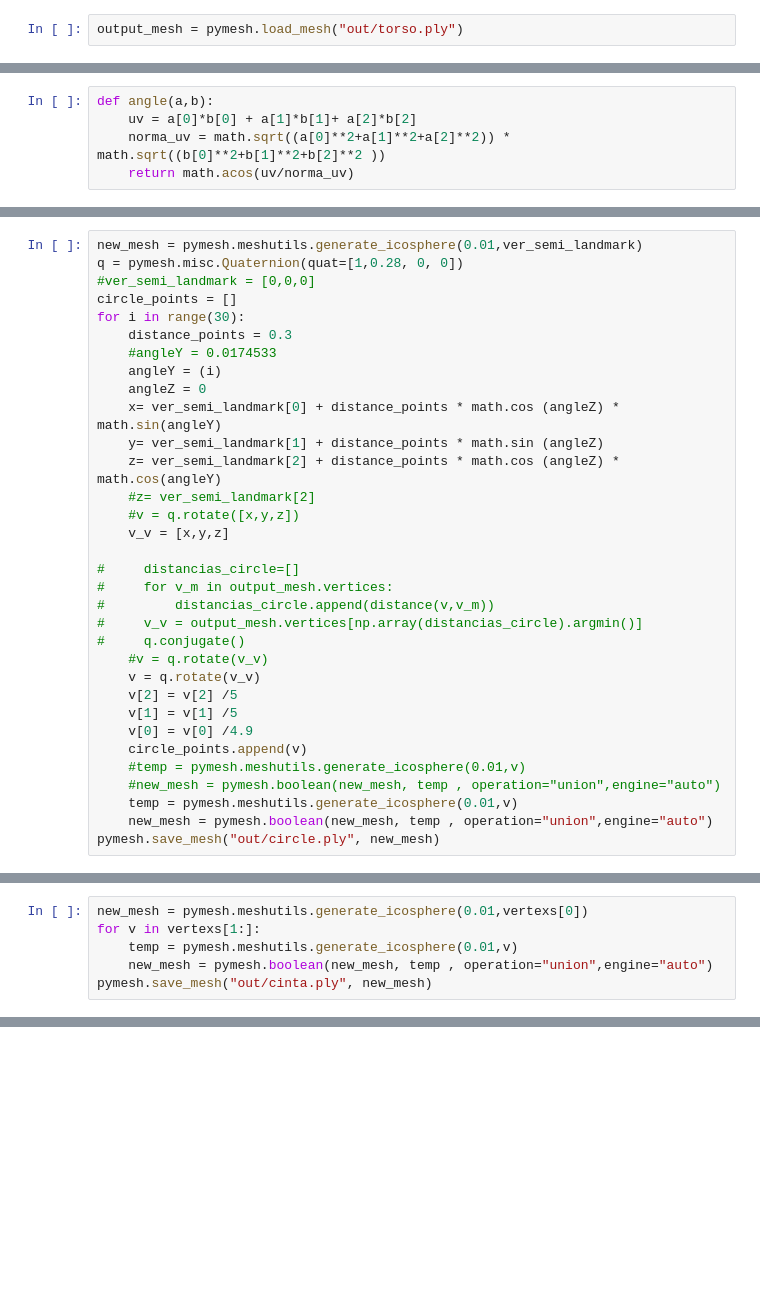
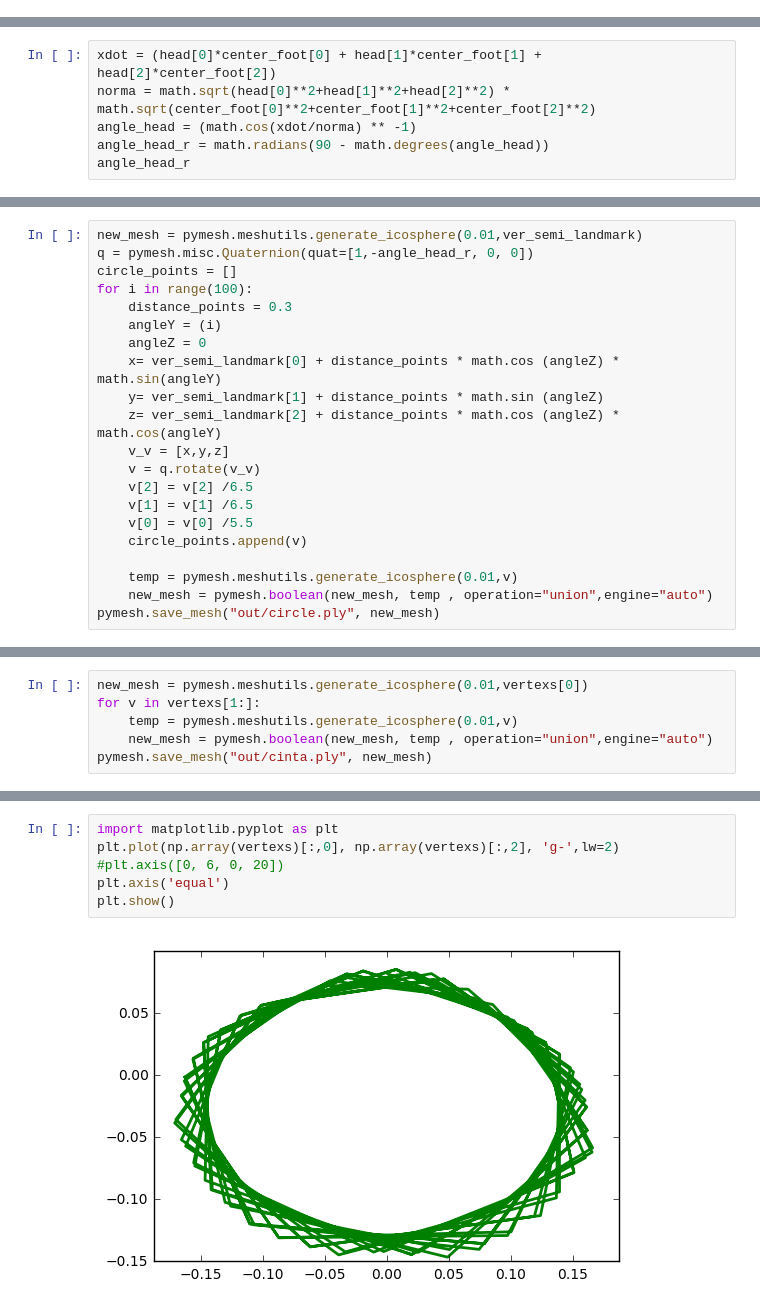
Before and after one commit to pablo1n7/pymesh-torsos-landmarks, a Jupyter notebook: medidas_torsos.ipynb, the cells around one changed output, grey strips where cells are left out. Saved outputs shown, nothing was run; the diff lists cells and outputs as text; blank space fills up the shorter version.

```diff
--- a/medidas_torsos.ipynb
+++ b/medidas_torsos.ipynb
@@ -21,2 +22,0 @@ centroide = landmarks_torzo.mean(0)
-# %%
-output_mesh = pymesh.load_mesh("out/torso.ply")
@@ -36,5 +44,6 @@ distancias.argmin()
 # %%
-def angle(a,b):
-    uv = a[0]*b[0] + a[1]*b[1]+ a[2]*b[2]
-    norma_uv = math.sqrt((a[0]**2+a[1]**2+a[2]**2)) * math.sqrt((b[0]**2+b[1]**2+b[2]**2 ))
-    return math.acos(uv/norma_uv)
+xdot = (head[0]*center_foot[0] + head[1]*center_foot[1] + head[2]*center_foot[2])
+norma = math.sqrt(head[0]**2+head[1]**2+head[2]**2) * math.sqrt(center_foot[0]**2+center_foot[1]**2+center_foot[2]**2)
+angle_head = (math.cos(xdot/norma) ** -1)
+angle_head_r = math.radians(90 - math.degrees(angle_head))
+angle_head_r
@@ -41,33 +52,21 @@ def angle(a,b):
 # %%
 new_mesh = pymesh.meshutils.generate_icosphere(0.01,ver_semi_landmark)
-q = pymesh.misc.Quaternion(quat=[1,0.28, 0, 0])
-#ver_semi_landmark = [0,0,0]
+q = pymesh.misc.Quaternion(quat=[1,-angle_head_r, 0, 0])
 circle_points = []
-for i in range(30):
+for i in range(100):
     distance_points = 0.3
-    #angleY = 0.0174533
     angleY = (i)
     angleZ = 0
     x= ver_semi_landmark[0] + distance_points * math.cos (angleZ) * math.sin(angleY)
     y= ver_semi_landmark[1] + distance_points * math.sin (angleZ)
     z= ver_semi_landmark[2] + distance_points * math.cos (angleZ) * math.cos(angleY)
-    #z= ver_semi_landmark[2]
-    #v = q.rotate([x,y,z])
     v_v = [x,y,z]
+    v = q.rotate(v_v)
+    v[2] = v[2] /6.5
+    v[1] = v[1] /6.5
+    v[0] = v[0] /5.5
+    circle_points.append(v)
 
-#     distancias_circle=[]
-#     for v_m in output_mesh.vertices:
-#         distancias_circle.append(distance(v,v_m))
-#     v_v = output_mesh.vertices[np.array(distancias_circle).argmin()]
-#     q.conjugate()
-    #v = q.rotate(v_v)
-    v = q.rotate(v_v)
-    v[2] = v[2] /5
-    v[1] = v[1] /5
-    v[0] = v[0] /4.9
-    circle_points.append(v)
-    #temp = pymesh.meshutils.generate_icosphere(0.01,v)
-    #new_mesh = pymesh.boolean(new_mesh, temp , operation="union",engine="auto")
     temp = pymesh.meshutils.generate_icosphere(0.01,v)
     new_mesh = pymesh.boolean(new_mesh, temp , operation="union",engine="auto")
 pymesh.save_mesh("out/circle.ply", new_mesh)
@@ -119,0 +125,8 @@ array([ 0.01473366, -0.93171081, -0.11719008])
+# %%
+import matplotlib.pyplot as plt
+plt.plot(np.array(vertexs)[:,0], np.array(vertexs)[:,2], 'g-',lw=2)
+#plt.axis([0, 6, 0, 20])
+plt.axis('equal')
+plt.show()
+# %% [output]
+[figure, added]
```
Also changed, not shown: parts of 28 cells of this notebook, 5 other files.
